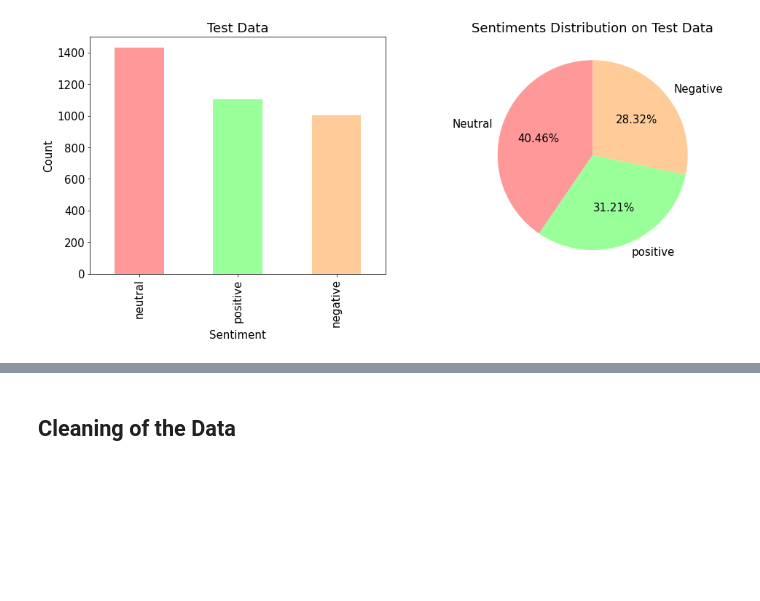
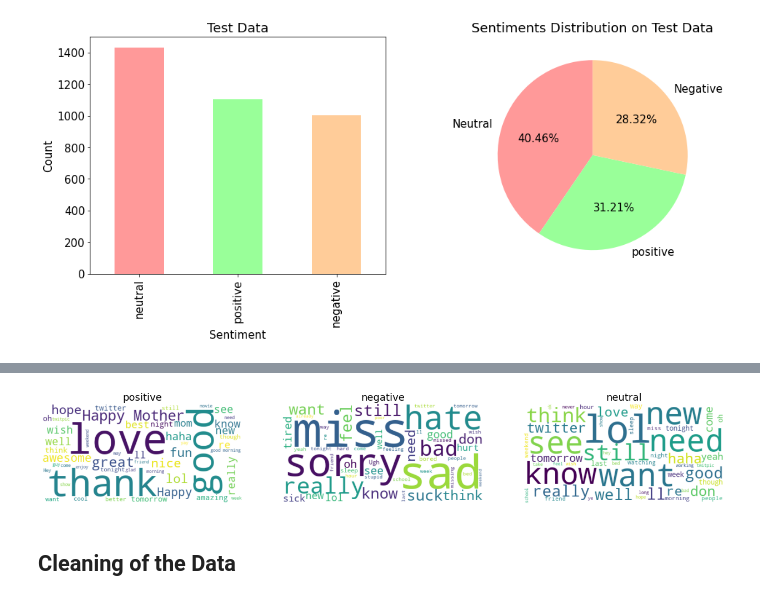
Before and after one commit to jrakhshanda/Text-Mining, a Jupyter notebook: text_mining.ipynb, the cells around one changed output, grey strips where cells are left out. Saved outputs shown, nothing was run; the diff lists cells and outputs as text; code cells hidden in the pictures; blank space fills up the shorter version.

```diff
--- a/text_mining.ipynb
+++ b/text_mining.ipynb
@@ -129,3 +186,15 @@ plt.show()
+# %%
+plt.rcParams.update({'font.size': 15})
+plt.figure(figsize=(22,6))
+for i , sentiment in enumerate(['positive','negative','neutral']):
+  text = " ".join(review for review in df.text[df.sentiment == sentiment])
+  word_cloud = WordCloud(stopwords=stopwords, background_color="white", max_words=50).generate(text)
+  plt.subplot(1, 3, i+1)
+  plt.imshow(word_cloud, interpolation='bilinear', alpha=1)
+  plt.axis("off")
+  plt.title(sentiment)
+# %% [output]
+[figure, added]
 # %% [markdown]
 ## Cleaning of the Data
 # %%
```
Also changed, not shown: parts of 12 cells of this notebook.
